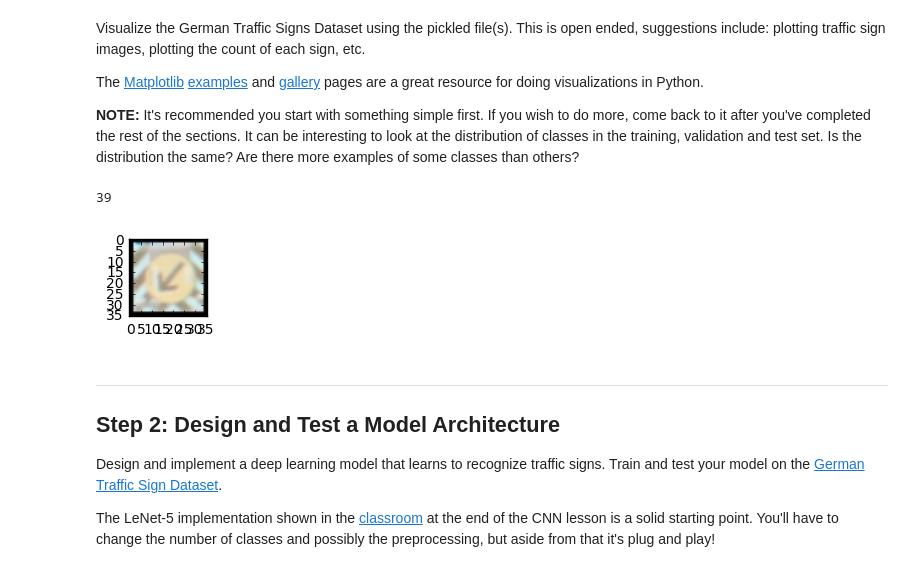
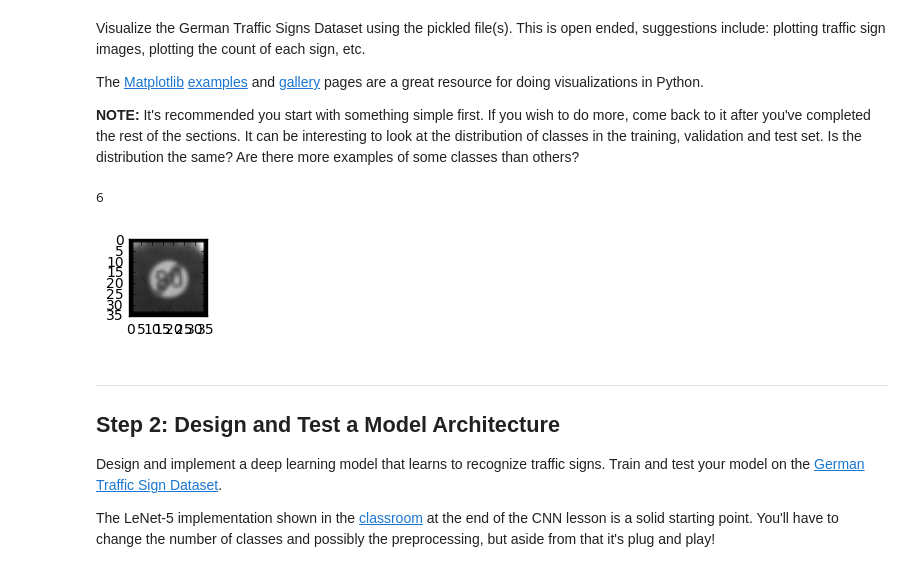
Before and after one commit to igmor/CarND-Traffic-Sign-Classifier-Project, a Jupyter notebook: Traffic_Sign_Classifier.ipynb, the cells around one changed output. Cells and saved outputs as stored; diff of their text form; code cells hidden in the pictures.

Commit message:
Trained CNN classifier, 5 test images from internet

```diff
--- a/Traffic_Sign_Classifier.ipynb
+++ b/Traffic_Sign_Classifier.ipynb
@@ -113,25 +104,26 @@ The [Matplotlib](http://matplotlib.org/) [examples](http://matplotlib.org/exampl
 # %%
 ### Data exploration visualization code goes here.
 ### Feel free to use as many code cells as needed.
 
 import random
 import numpy as np
 import matplotlib.pyplot as plt
 %matplotlib inline
 
 def random_vis():
-    index = random.randint(0, len(X_train))
-    image = X_train[index].squeeze()
+    index = random.randint(0, len(X_testg))
+    image = X_testg[index,:,:,0]
 
     plt.figure(figsize=(1,1))
-    plt.imshow(image, cmap="gray")
+    plt.imshow(image,  cmap='gray')
+    plt.imsave('./signs/sign.png', X_testg[index,:,:,0])
 
-    print(y_train[index])
+    print(y_test[index])
 
 random_vis()
 # %% [output]
-39
+6
-[figure, old version]
+[figure, new version]
 # %% [markdown]
 ----
 
```
Also changed, not shown: parts of 16 cells of this notebook, 15 other files.
